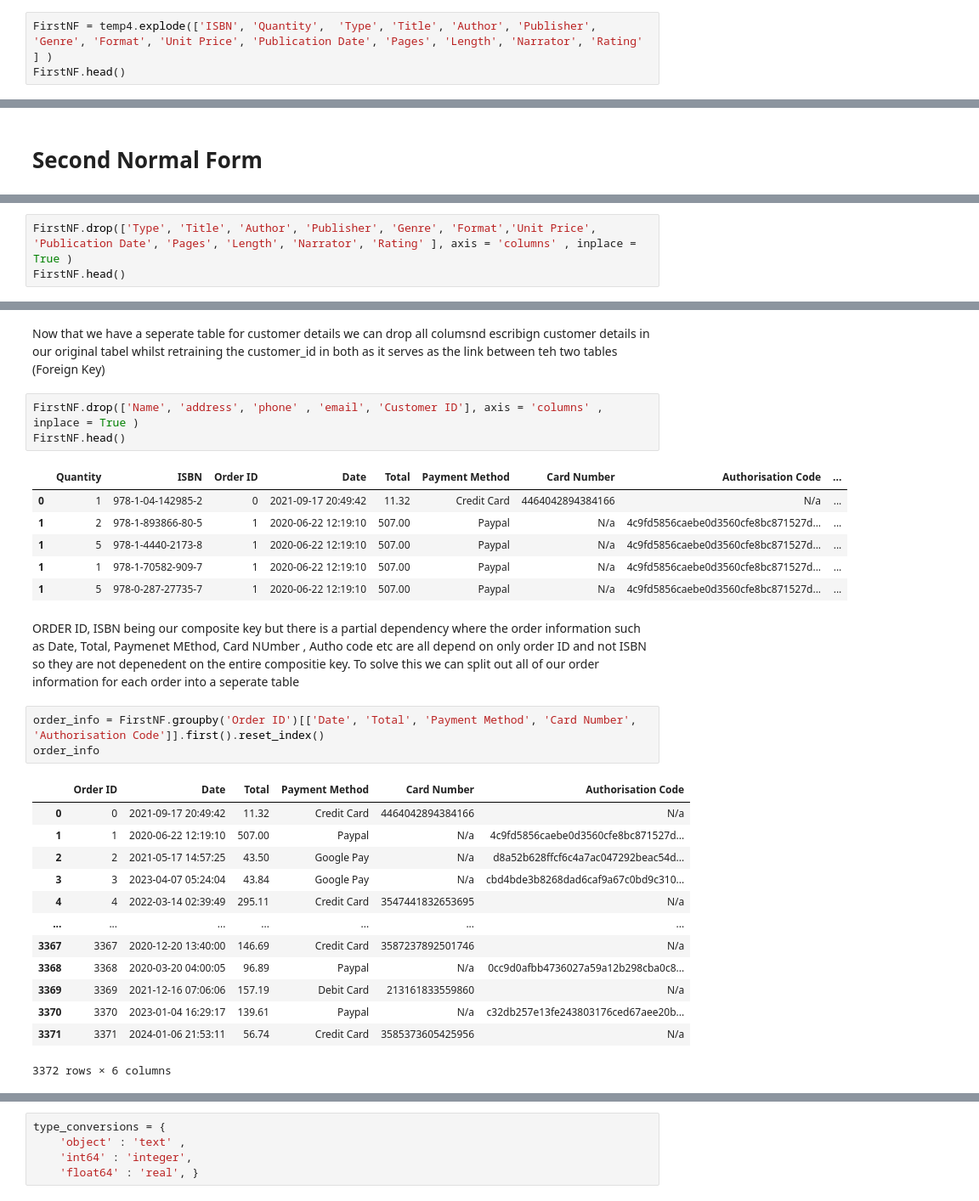
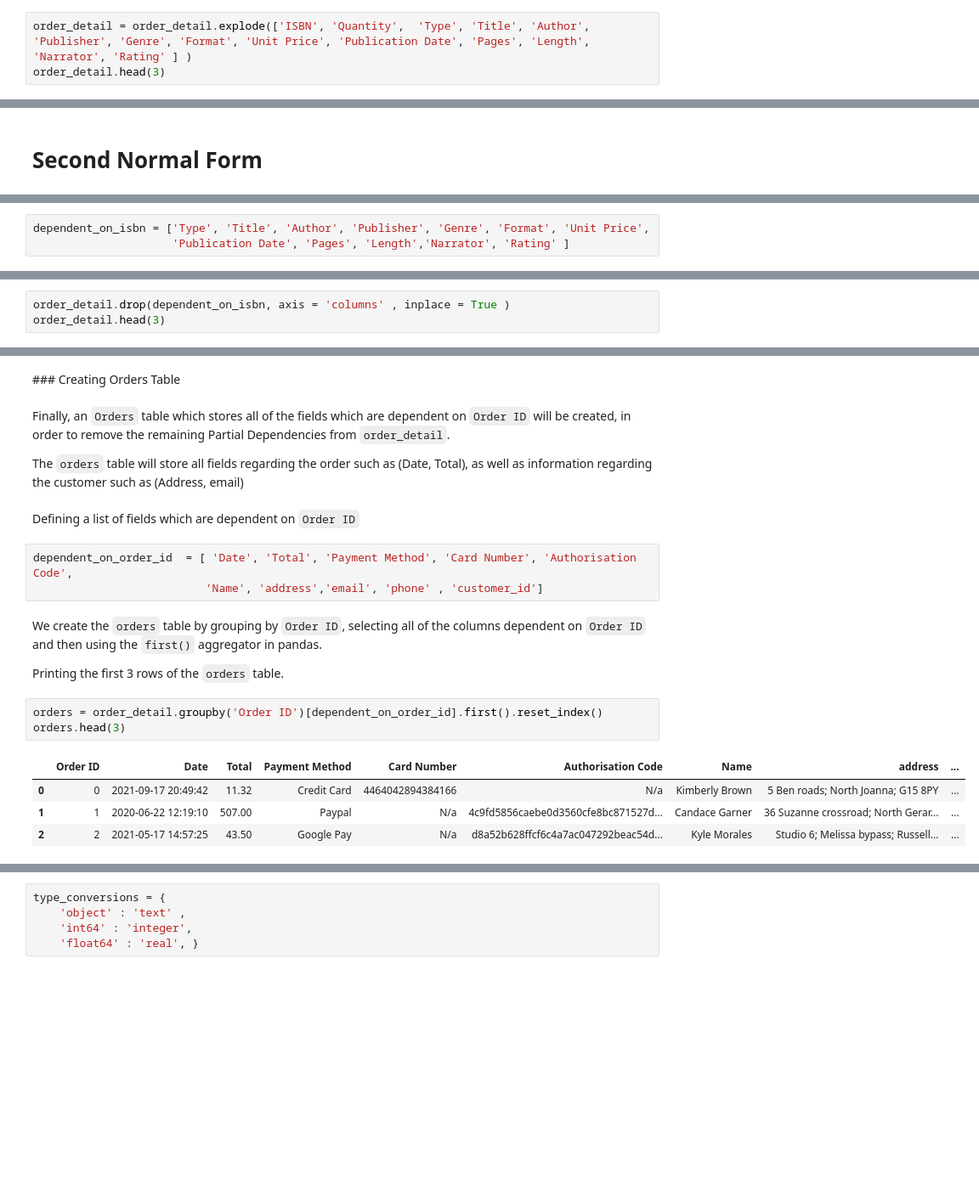
Before and after one commit to niv-en/assignments, a Jupyter notebook: databases/databases.ipynb, the cells around one changed output, grey strips where cells are left out. Shown at 85% size. Saved outputs shown, nothing was run; the diff lists cells and outputs as text; blank space fills up the shorter version.

```diff
--- a/databases/databases.ipynb
+++ b/databases/databases.ipynb
@@ -141,6 +124,6 @@ In order to address the issue with our data not being atomic, rather than storin
 # %%
-FirstNF = temp4.explode(['ISBN', 'Quantity',  'Type', 'Title', 'Author', 'Publisher', 'Genre', 'Format', 'Unit Price', 'Publication Date', 'Pages', 'Length', 'Narrator', 'Rating' ] )
-FirstNF.head()
+order_detail = order_detail.explode(['ISBN', 'Quantity',  'Type', 'Title', 'Author', 'Publisher', 'Genre', 'Format', 'Unit Price', 'Publication Date', 'Pages', 'Length', 'Narrator', 'Rating' ] )
+order_detail.head(3)
 # %% [output]
 |  | Quantity | ISBN | Type | Title | Author | Publisher | Genre | Format | Unit Price | ... |
 | 0 | 1 | 978-1-04-142985-2 | AudioBook | Wish book these rather white | Jennifer Solomon | Pearson | Classic Fiction | Audio | 11.32 | ... |
@@ -182 +174,4 @@ I have created a book table for demostration using a pandas group by operation b
+# %%
+dependent_on_isbn = ['Type', 'Title', 'Author', 'Publisher', 'Genre', 'Format', 'Unit Price',
+                     'Publication Date', 'Pages', 'Length','Narrator', 'Rating' ]
 # %%
@@ -194,4 +191,4 @@ After creating our product/book table we can now drop all columns but `ISBN` whi
 # %%
-FirstNF.drop(['Type', 'Title', 'Author', 'Publisher', 'Genre', 'Format','Unit Price', 'Publication Date', 'Pages', 'Length', 'Narrator', 'Rating' ], axis = 'columns' , inplace = True )
-FirstNF.head()
+order_detail.drop(dependent_on_isbn, axis = 'columns' , inplace = True )
+order_detail.head(3)
 # %% [output]
@@ -206,31 +199,23 @@ Similarily to books lots of user information such as (address, phone, email etc)
-# %% [markdown]
-Now that we have a seperate table for customer details we can drop all columsnd escribign customer details in our original tabel whilst retraining the customer_id in both as it serves as the link between teh two tables (Foreign Key)
-# %%
-FirstNF.drop(['Name', 'address', 'phone' , 'email', 'Customer ID'], axis = 'columns' , inplace = True )
-FirstNF.head()
-# %% [output]
-|  | Quantity | ISBN | Order ID | Date | Total | Payment Method | Card Number | Authorisation Code | ... |
-| 0 | 1 | 978-1-04-142985-2 | 0 | 2021-09-17 20:49:42 | 11.32 | Credit Card | 4464042894384166 | N/a | ... |
-| 1 | 2 | 978-1-893866-80-5 | 1 | 2020-06-22 12:19:10 | 507.00 | Paypal | N/a | 4c9fd5856caebe0d3560cfe8bc871527d... | ... |
-| 1 | 5 | 978-1-4440-2173-8 | 1 | 2020-06-22 12:19:10 | 507.00 | Paypal | N/a | 4c9fd5856caebe0d3560cfe8bc871527d... | ... |
-| 1 | 1 | 978-1-70582-909-7 | 1 | 2020-06-22 12:19:10 | 507.00 | Paypal | N/a | 4c9fd5856caebe0d3560cfe8bc871527d... | ... |
-| 1 | 5 | 978-0-287-27735-7 | 1 | 2020-06-22 12:19:10 | 507.00 | Paypal | N/a | 4c9fd5856caebe0d3560cfe8bc871527d... | ... |
-# %% [markdown]
- ORDER ID, ISBN being our composite key but there is a  partial dependency where the order information such as Date, Total, Paymenet MEthod, Card NUmber , Autho code etc are all depend on only order ID and not ISBN so they are not depenedent on the entire compositie key. To solve this we can split out all of our order information for each order into a seperate table
+# %% [markdown]
+### Creating Orders Table
+# %% [markdown]
+Finally, an `Orders` table which stores all of the fields which are dependent on  `Order ID`  will be created, in order to remove the remaining Partial Dependencies from `order_detail`.
+
+The `orders` table will store all fields regarding the order such as (Date, Total), as well as information regarding the customer such as (Address, email)
+# %% [markdown]
+Defining a list of fields which are dependent on `Order ID`
+# %%
+dependent_on_order_id  = [ 'Date', 'Total', 'Payment Method', 'Card Number', 'Authorisation Code',
+                          'Name', 'address','email', 'phone' , 'customer_id']
+# %% [markdown]
+We create the `orders` table by grouping by `Order ID`, selecting all of the columns dependent on `Order ID` and then using the `first()` aggregator in pandas.
+
+Printing the first 3 rows of the `orders` table.
 # %%
-order_info = FirstNF.groupby('Order ID')[['Date', 'Total', 'Payment Method', 'Card Number', 'Authorisation Code']].first().reset_index()
-order_info
+orders = order_detail.groupby('Order ID')[dependent_on_order_id].first().reset_index()
+orders.head(3)
 # %% [output]
-|  | Order ID | Date | Total | Payment Method | Card Number | Authorisation Code |
-| 0 | 0 | 2021-09-17 20:49:42 | 11.32 | Credit Card | 4464042894384166 | N/a |
-| 1 | 1 | 2020-06-22 12:19:10 | 507.00 | Paypal | N/a | 4c9fd5856caebe0d3560cfe8bc871527d... |
-| 2 | 2 | 2021-05-17 14:57:25 | 43.50 | Google Pay | N/a | d8a52b628ffcf6c4a7ac047292beac54d... |
-| 3 | 3 | 2023-04-07 05:24:04 | 43.84 | Google Pay | N/a | cbd4bde3b8268dad6caf9a67c0bd9c310... |
-| 4 | 4 | 2022-03-14 02:39:49 | 295.11 | Credit Card | 3547441832653695 | N/a |
-| ... | ... | ... | ... | ... | ... | ... |
-| 3367 | 3367 | 2020-12-20 13:40:00 | 146.69 | Credit Card | 3587237892501746 | N/a |
-| 3368 | 3368 | 2020-03-20 04:00:05 | 96.89 | Paypal | N/a | 0cc9d0afbb4736027a59a12b298cba0c8... |
-| 3369 | 3369 | 2021-12-16 07:06:06 | 157.19 | Debit Card | 213161833559860 | N/a |
-| 3370 | 3370 | 2023-01-04 16:29:17 | 139.61 | Paypal | N/a | c32db257e13fe243803176ced67aee20b... |
-| 3371 | 3371 | 2024-01-06 21:53:11 | 56.74 | Credit Card | 3585373605425956 | N/a |
+|  | Order ID | Date | Total | Payment Method | Card Number | Authorisation Code | Name | address | ... |
+| 0 | 0 | 2021-09-17 20:49:42 | 11.32 | Credit Card | 4464042894384166 | N/a | Kimberly Brown | 5 Ben roads; North Joanna; G15 8PY | ... |
+| 1 | 1 | 2020-06-22 12:19:10 | 507.00 | Paypal | N/a | 4c9fd5856caebe0d3560cfe8bc871527d... | Candace Garner | 36 Suzanne crossroad; North Gerar... | ... |
+| 2 | 2 | 2021-05-17 14:57:25 | 43.50 | Google Pay | N/a | d8a52b628ffcf6c4a7ac047292beac54d... | Kyle Morales | Studio 6; Melissa bypass; Russell... | ... |
-3372 rows × 6 columns
```
Also changed, not shown: parts of 204 cells of this notebook.
